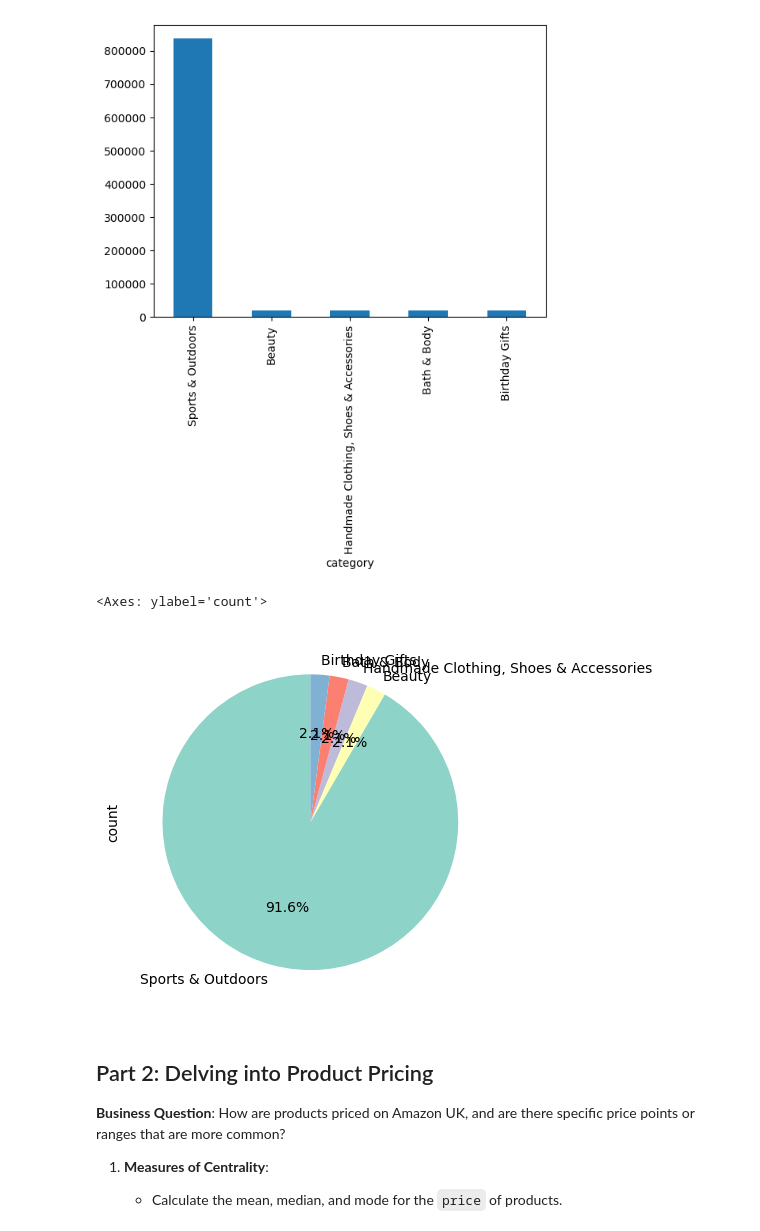
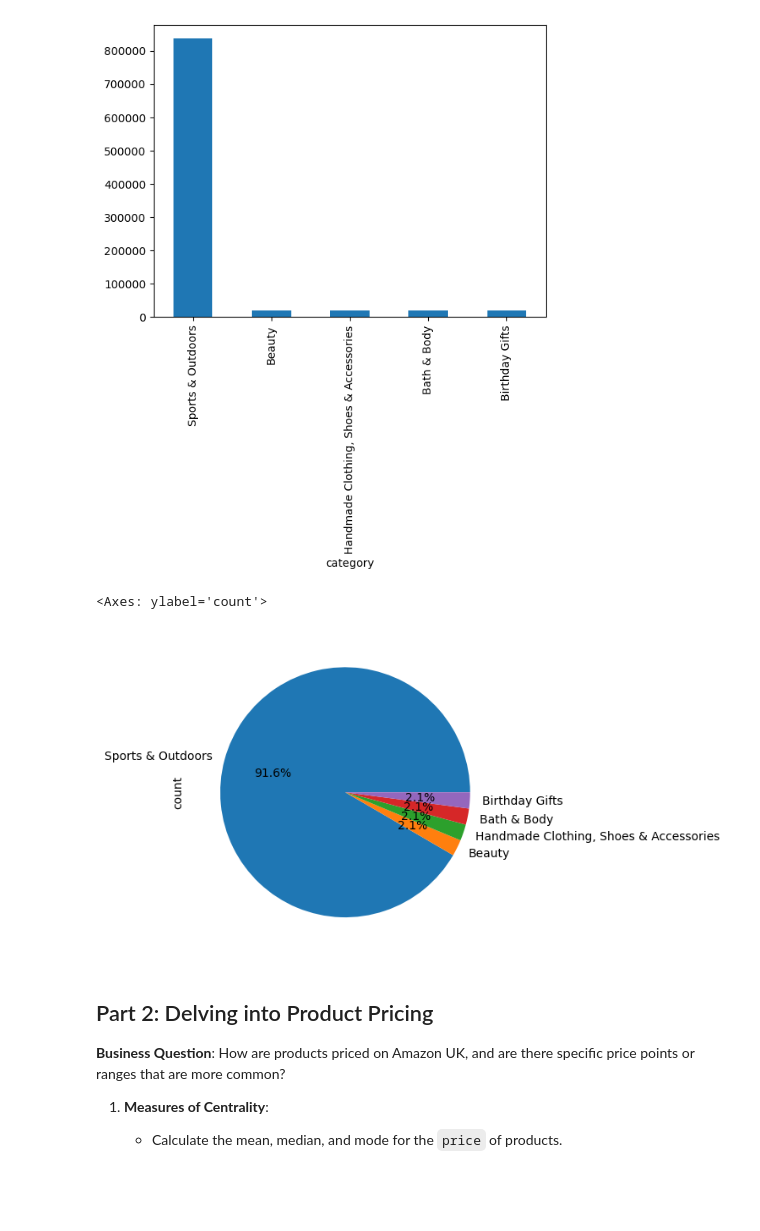
Before and after one commit to Federicosz/lab-eda-univariate, a Jupyter notebook: Lab_solution_FSZ.ipynb, the cells around one changed output. Cells and saved outputs as stored; diff of their text form; code cells hidden in the pictures; blank space fills up the shorter version.

```diff
--- a/Lab_solution_FSZ.ipynb
+++ b/Lab_solution_FSZ.ipynb
@@ -57,10 +62,10 @@ top5_category.plot.bar()
 <Axes: xlabel='category'>
 [figure]
 # %%
-top5_category.plot.pie(autopct='%1.1f%%', startangle=90, colors=sns.color_palette("Set3"))
+top5_category.plot.pie(autopct='%1.1f%%')
 # %% [output]
 <Axes: ylabel='count'>
-[figure, old version]
+[figure, new version]
 # %% [markdown]
 ## Part 2: Delving into Product Pricing
 
```
Also changed, not shown: parts of 5 cells of this notebook.
